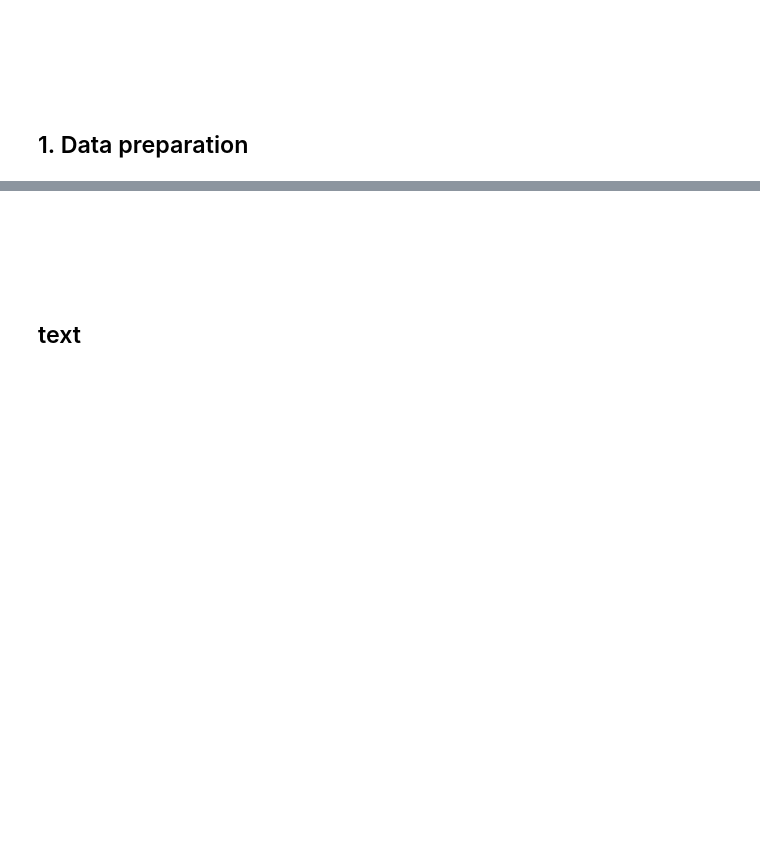
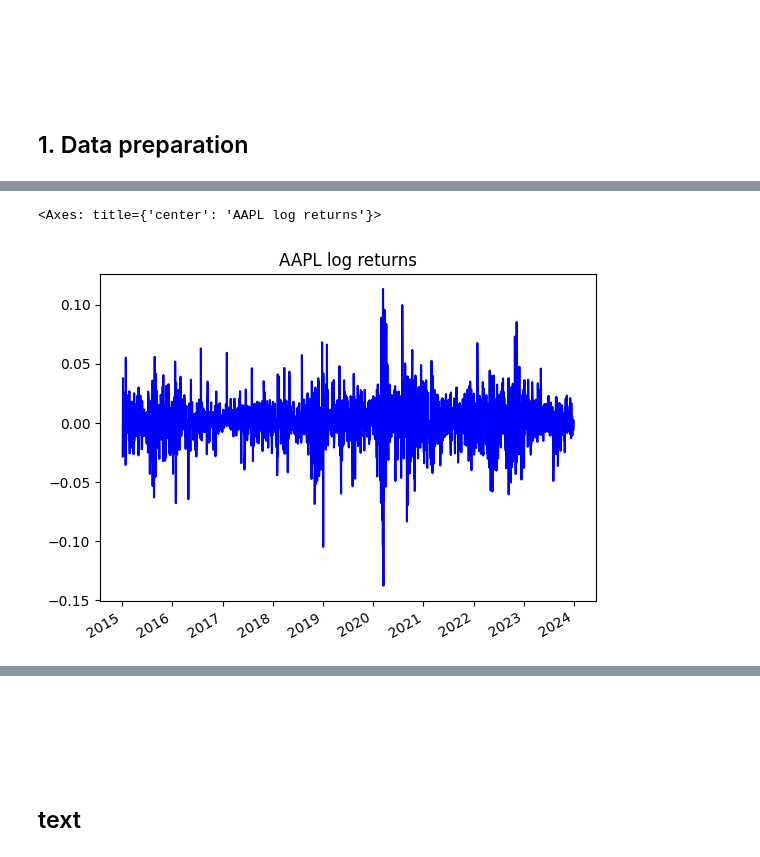
Before and after one commit to isak-drougge/applications-copula-methods-in-finance, a Jupyter notebook: notebooks/01_explore_marginal_distributions.ipynb, the cells around one changed output, grey strips where cells are left out. Drawn from its saved outputs; the diff is of its cells as text; code cells hidden in the pictures; blank space fills up the shorter version.

```diff
--- a/notebooks/01_explore_marginal_distributions.ipynb
+++ b/notebooks/01_explore_marginal_distributions.ipynb
@@ -46,0 +65,8 @@ prices_appl.head()
+# %%
+returns_aapl = np.log(prices_appl["Close"]).diff().dropna()
+returns_ge   = np.log(prices_ge["Close"]).diff().dropna()
+# %%
+returns_aapl.plot(title="AAPL log returns", color="b")
+# %% [output]
+<Axes: title={'center': 'AAPL log returns'}>
+[figure, added]
```
Also changed, not shown: parts of 18 cells of this notebook.
